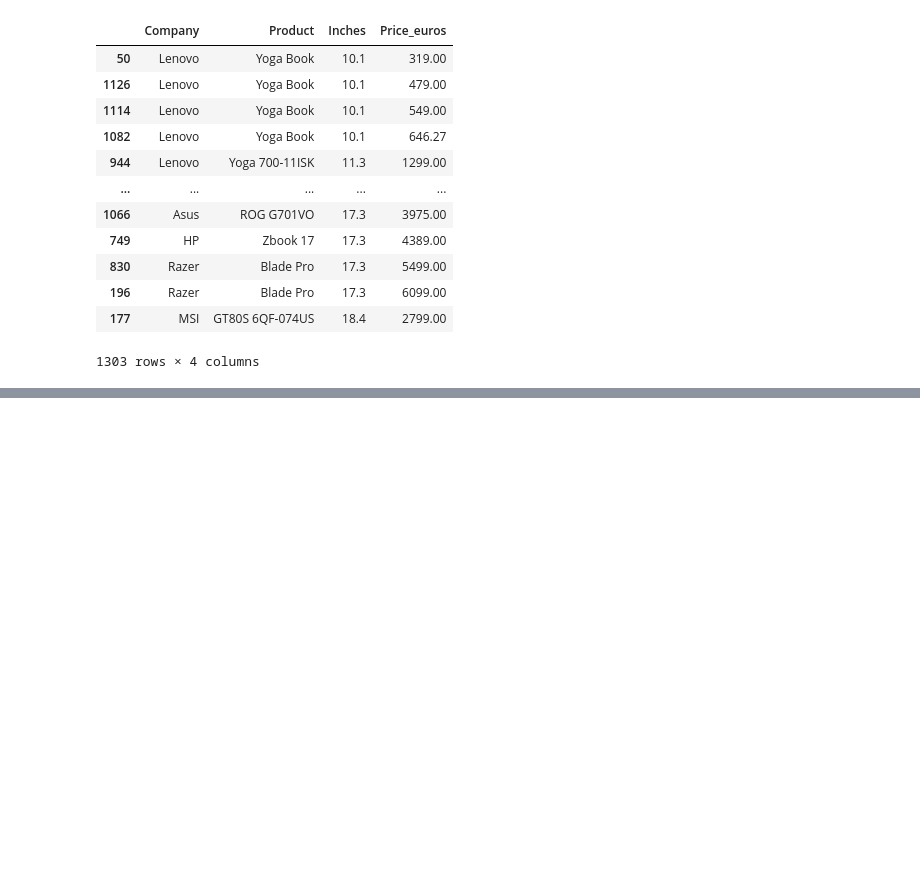
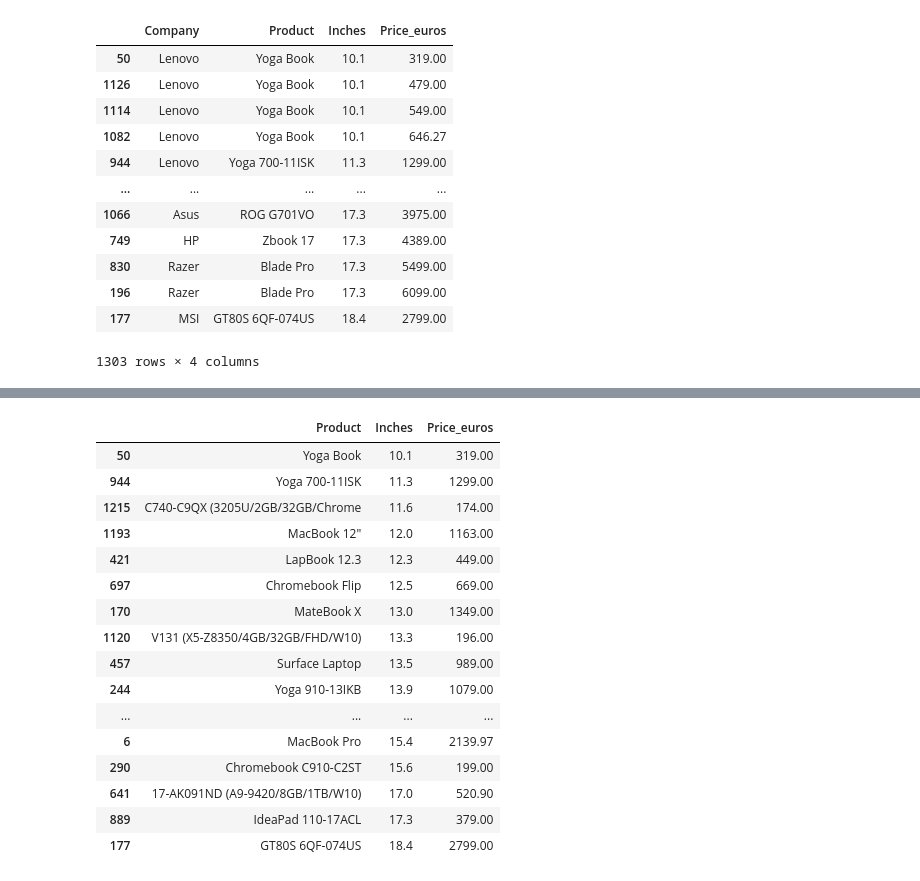
Before and after one commit to Hwangsubin3/laptop_price, a Jupyter notebook: 프3 _프로젝트_201804256_황수빈.ipynb, the cells around one changed output, grey strips where cells are left out. Cells and saved outputs as stored; diff of their text form; code cells hidden in the pictures; blank space fills up the shorter version.

```diff
--- a/프3 _프로젝트_201804256_황수빈.ipynb
+++ b/프3 _프로젝트_201804256_황수빈.ipynb
@@ -340,0 +523,28 @@ laptop[['Company','Product','Inches','Price_euros']]
+# %%
+#노트북 화면크기 작은 순, 가격 저렴한 순으로 제품 보여주기
+
+(
+laptop[['Product','Inches','Price_euros']]
+.groupby('Inches',as_index=False)
+.apply(lambda df:df.sort_values('Price_euros',ascending=True).head(1))
+.droplevel(0)
+.sort_values('Inches',ascending=True)
+)
+# %% [output]
+|  | Product | Inches | Price_euros |
+| 50 | Yoga Book | 10.1 | 319.00 |
+| 944 | Yoga 700-11ISK | 11.3 | 1299.00 |
+| 1215 | C740-C9QX (3205U/2GB/32GB/Chrome | 11.6 | 174.00 |
+| 1193 | MacBook 12" | 12.0 | 1163.00 |
+| 421 | LapBook 12.3 | 12.3 | 449.00 |
+| 697 | Chromebook Flip | 12.5 | 669.00 |
+| 170 | MateBook X | 13.0 | 1349.00 |
+| 1120 | V131 (X5-Z8350/4GB/32GB/FHD/W10) | 13.3 | 196.00 |
+| 457 | Surface Laptop | 13.5 | 989.00 |
+| 244 | Yoga 910-13IKB | 13.9 | 1079.00 |
+| ... | ... | ... | ... |
+| 6 | MacBook Pro | 15.4 | 2139.97 |
+| 290 | Chromebook C910-C2ST | 15.6 | 199.00 |
+| 641 | 17-AK091ND (A9-9420/8GB/1TB/W10) | 17.0 | 520.90 |
+| 889 | IdeaPad 110-17ACL | 17.3 | 379.00 |
+| 177 | GT80S 6QF-074US | 18.4 | 2799.00 |
```
Also changed, not shown: parts of 28 cells of this notebook.
